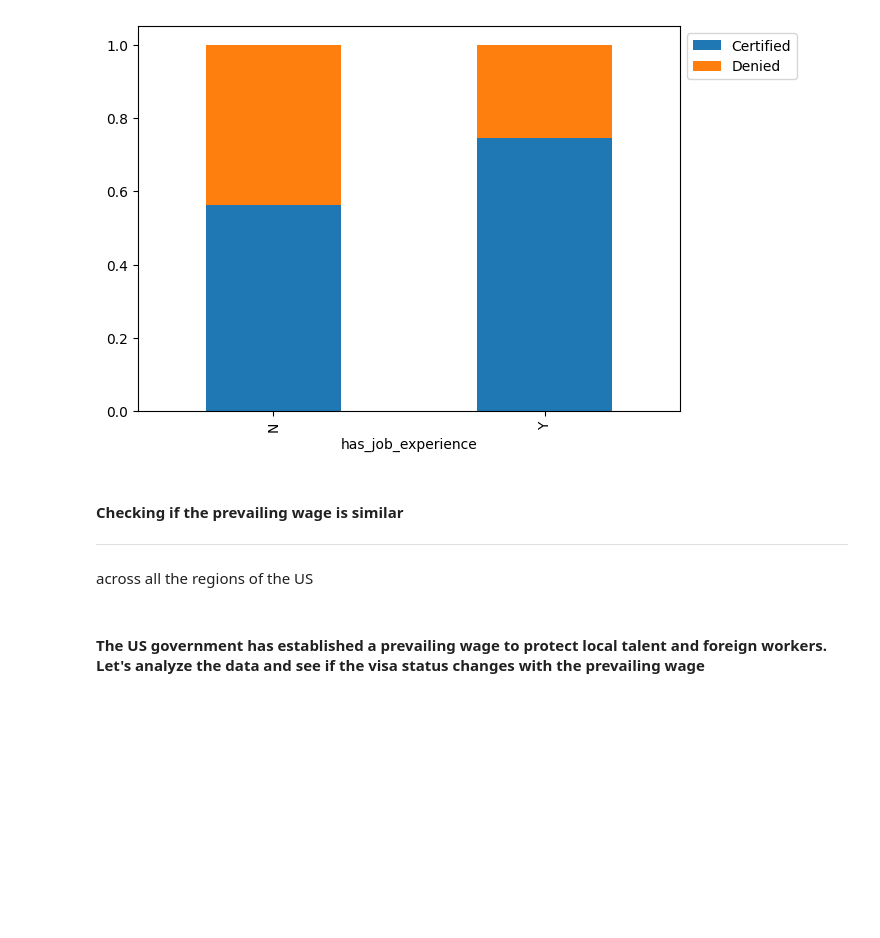
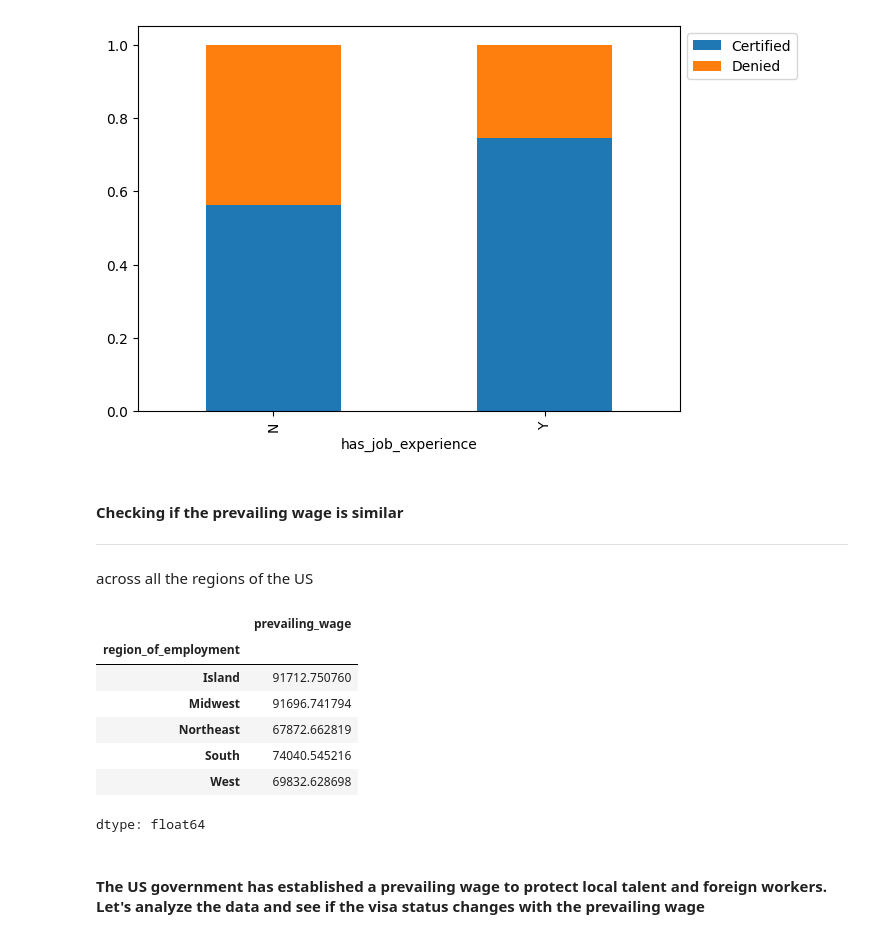
Before and after one commit to rahulmakwana32/30_Days_Machine_Learning, a Jupyter notebook: EasyVisa_fullcode.ipynb, the cells around one changed output. Saved outputs shown, nothing was run; the diff lists cells and outputs as text; code cells hidden in the pictures; blank space fills up the shorter version.

```diff
--- a/EasyVisa_fullcode.ipynb
+++ b/EasyVisa_fullcode.ipynb
@@ -487,5 +487,16 @@ Y                       11024    3778  14802
 ---
 
 across all the regions of the US
+# %%
+df.groupby('region_of_employment')['prevailing_wage'].mean()
+# %% [output]
+|  | prevailing_wage |
+| region_of_employment |  |
+| Island | 91712.750760 |
+| Midwest | 91696.741794 |
+| Northeast | 67872.662819 |
+| South | 74040.545216 |
+| West | 69832.628698 |
+dtype: float64
 # %% [markdown]
 #### The US government has established a prevailing wage to protect local talent and foreign workers. Let's analyze the data and see if the visa status changes with the prevailing wage
```
Also changed, not shown: parts of 6 cells of this notebook.
